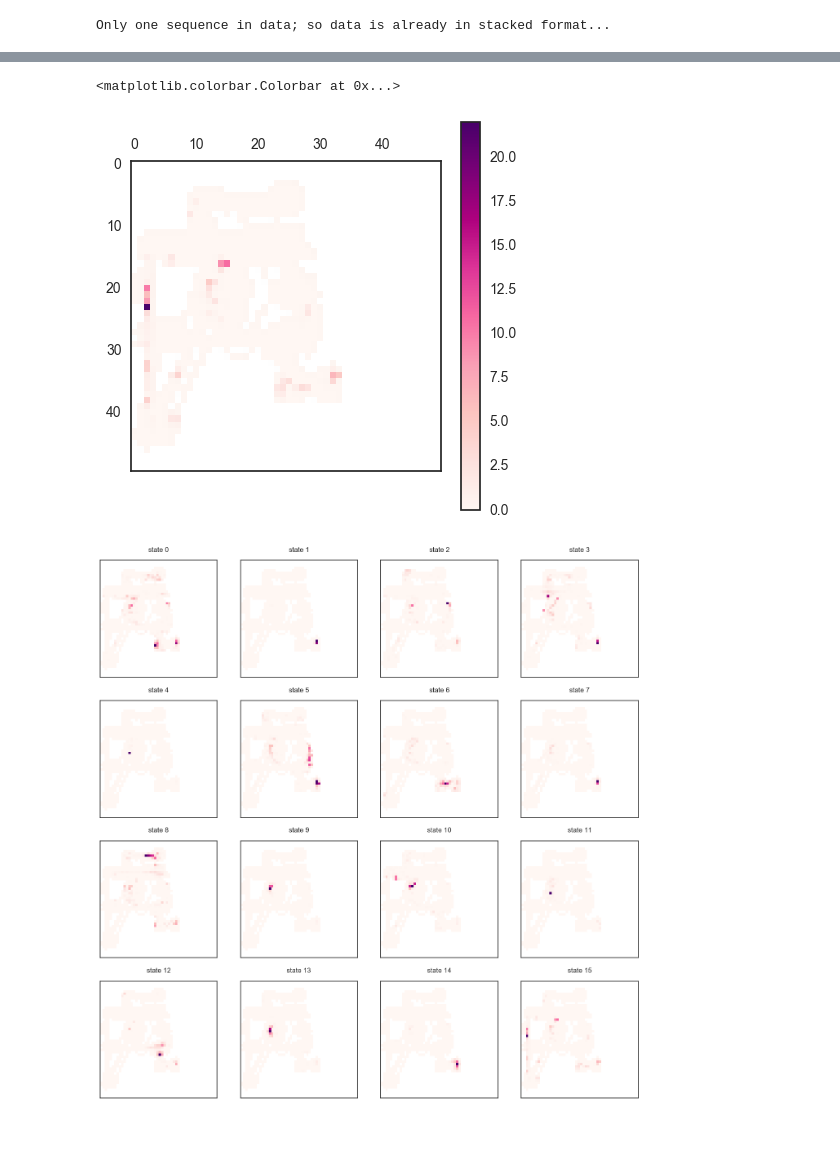
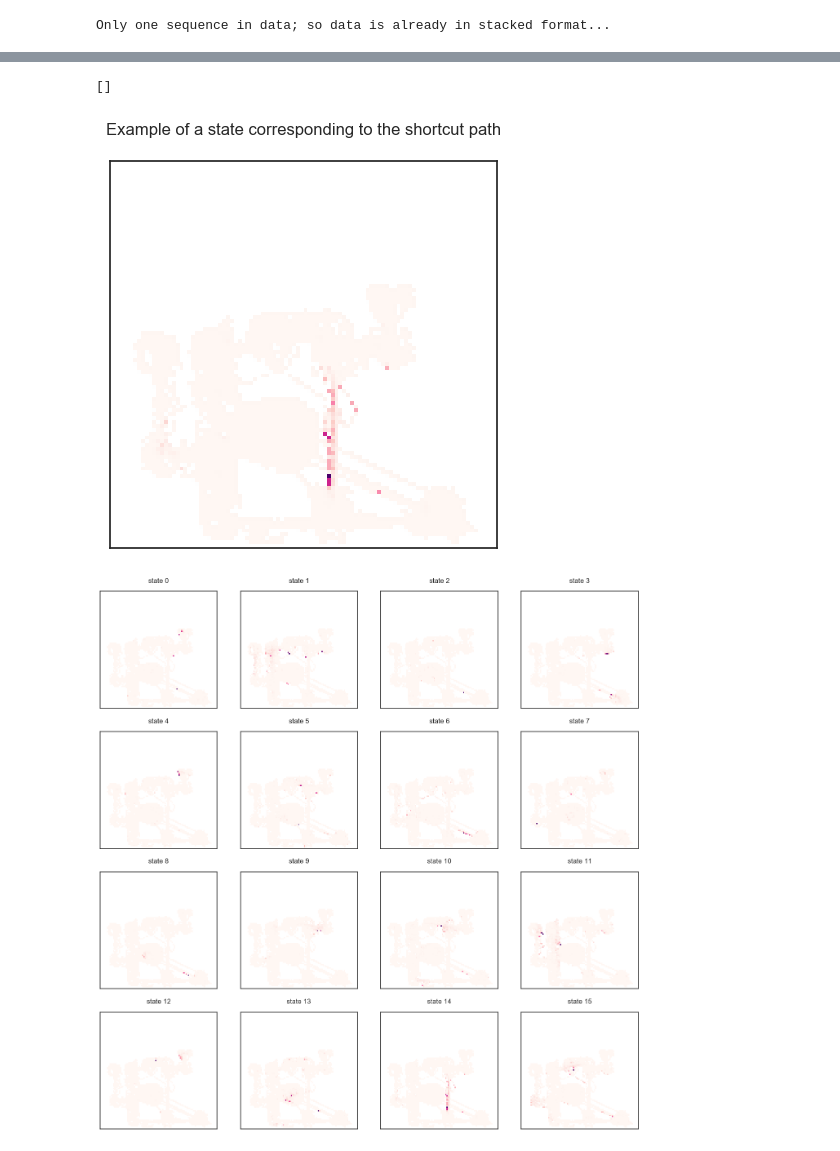
Before and after one commit to kemerelab/NeuroHMM, a Jupyter notebook: emily.ipynb, the cells around one changed output, grey strips where cells are left out. Drawn from its saved outputs; the diff is of its cells as text; code cells hidden in the pictures.

Commit message:
investigated diagonal path anomaly, and added shortcut state illustration

```diff
--- a/emily.ipynb
+++ b/emily.ipynb
@@ -132,7 +150,7 @@ myhmm2 = sq.hmm_train(seq_stk, num_states=num_states, n_iter=50, verbose=False)
 # %%
 ## 2D place field approximation
 
-nbins = 50
+nbins = 100
 xy00 = 0
 xyLL = 100
 bins = np.linspace(xy00, xyLL, nbins)
@@ -155,15 +173,25 @@ for seq_id in np.arange(0,num_sequences):
     dyy = np.digitize(yy, bins) - 1 # spatial bin numbers
     for ii, ppii in enumerate(pp):
         state_pos2D[:,dxx[ii],dyy[ii]] += np.transpose(ppii)
-# %%
-# compute occupancy
-nbins = 50
-
-H, _, _ = np.histogram2d(pos.x, pos.y, bins=nbins)
-# plt.matshow(H, cmap='PuRd')
-# plt.title('occupancy')
-H[H==0]=1
-
-# normalize place fields
-for ii, stateposfield in enumerate(state_pos2D):
-        state_pos2D[ii,:,:] = stateposfield / H
+# %%
+# compute occupancy
+bins = np.linspace(xy00, xyLL, nbins+1)
+
+H, _, _ = np.histogram2d(pos.x, pos.y, bins=bins)
+# plt.matshow(H, cmap='PuRd')
+# plt.title('occupancy')
+H[H==0]=1
+
+# normalize place fields
+for ii, stateposfield in enumerate(state_pos2D):
+        state_pos2D[ii,:,:] = stateposfield / H
+
+fig, (ax1, ax2) = plt.subplots(1, 2, figsize=(9, 4), sharex=True, sharey=True)
+
+Hinterp, _, _ = np.histogram2d(interpposx, interpposy, bins=bins)
+
+im = ax1.matshow(H[:,::-1].T, interpolation='none', cmap='spectral_r'); ax1.set_title('occupancy, actual binned positions'); ax1.set_xticklabels([]); ax1.set_yticklabels([])
+ax2.matshow(Hinterp[:,::-1].T, interpolation='none', cmap='spectral_r'); ax2.set_title('occupancy, interpolated binned positions'); ax2.set_xticklabels([]); ax2.set_yticklabels([])
+# Make an axis for the colorbar on the right side
+cax = fig.add_axes([0.93, 0.12, 0.03, 0.78])
+fig.colorbar(im, cax=cax)
@@ -170,22 +203,23 @@ for ii, stateposfield in enumerate(state_pos2D):
 # %%
 fig = plt.figure(1, figsize=(5, 5))
 ax = fig.add_subplot(111)
 
-state = 1
+state = 14
 state_pos2D[state_pos2D==0] = np.nan
-im = ax.matshow(state_pos2D[state,:,:],interpolation='none', cmap='RdPu',  )
-fig.colorbar(im)
+im = ax.matshow(state_pos2D[state,:,::-1].T,interpolation='none', cmap='RdPu',  )
+# fig.colorbar(im)
+ax.set_title('Example of a state corresponding to the shortcut path'); ax.set_xticklabels([]); ax.set_yticklabels([])
 # %% [output]
-<matplotlib.colorbar.Colorbar at 0x...>
+[]
-[figure, old version]
+[figure, new version]
 # %%
 fig, axes = plt.subplots(4, 4, figsize=(17, 17), sharex=True, sharey=True)
 axes = [item for sublist in axes for item in sublist]
 
 for state, ax in enumerate(axes):
-    ax.matshow(state_pos2D[state,::], cmap='RdPu')
+    ax.matshow(state_pos2D[state,:,::-1].T, cmap='RdPu')
     ax.set_xticklabels([])
     ax.set_yticklabels([])
     ax.set_title('state ' + str(state))
 # %% [output]
-[figure, old version]
+[figure, new version]
```
Also changed, not shown: parts of 3 cells of this notebook.
